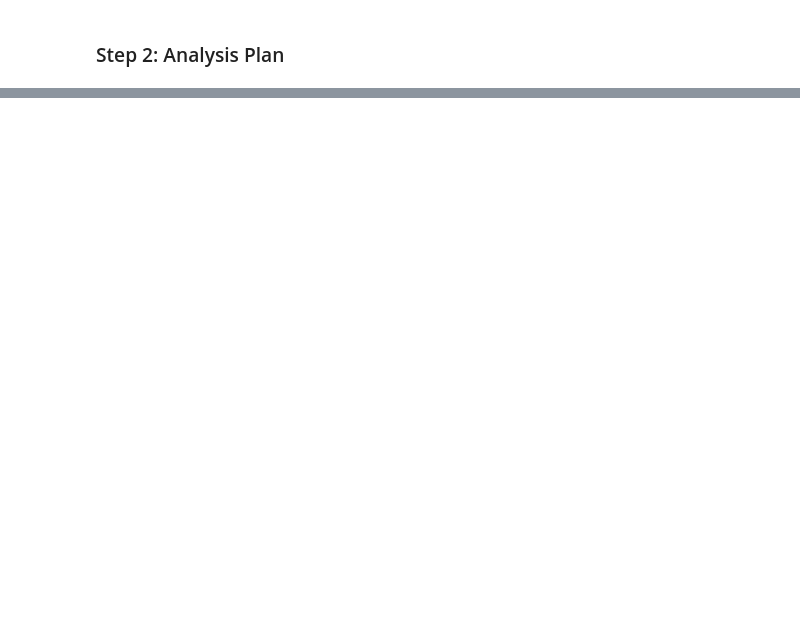
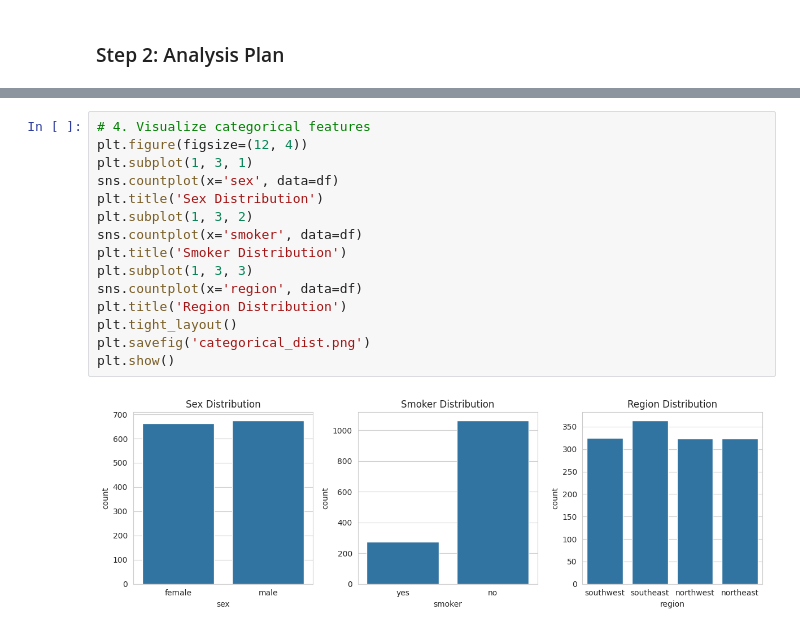
Before and after one commit to TeenieFakir/PDAN8411_POE, a Jupyter notebook: poe_part1.ipynb, the cells around one changed output, grey strips where cells are left out. Saved outputs shown, nothing was run; the diff lists cells and outputs as text; blank space fills up the shorter version.

```diff
--- a/poe_part1.ipynb
+++ b/poe_part1.ipynb
@@ -146,0 +297,17 @@ The following table outlines the plan for analyzing the [Kaggle Insurance Datase
+# %%
+# 4. Visualize categorical features
+plt.figure(figsize=(12, 4))
+plt.subplot(1, 3, 1)
+sns.countplot(x='sex', data=df)
+plt.title('Sex Distribution')
+plt.subplot(1, 3, 2)
+sns.countplot(x='smoker', data=df)
+plt.title('Smoker Distribution')
+plt.subplot(1, 3, 3)
+sns.countplot(x='region', data=df)
+plt.title('Region Distribution')
+plt.tight_layout()
+plt.savefig('categorical_dist.png')
+plt.show()
+# %% [output]
+[figure, added]
```
Also changed, not shown: parts of 18 cells of this notebook, 7 other files.
